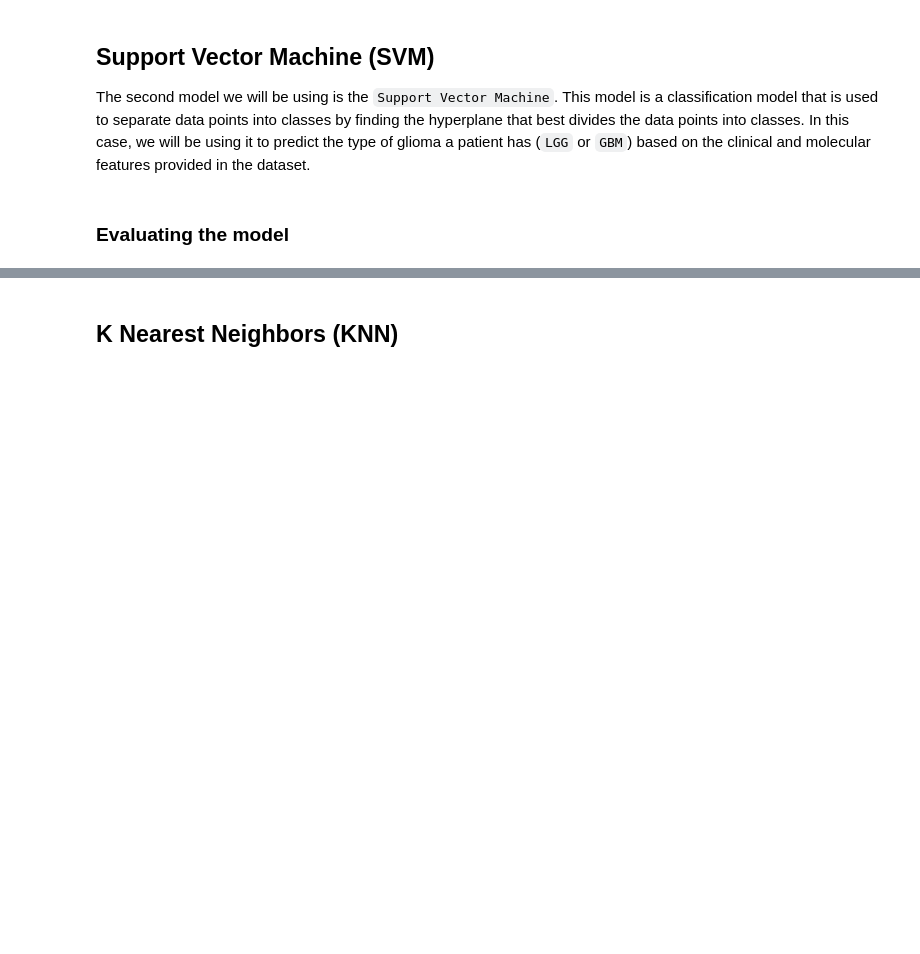
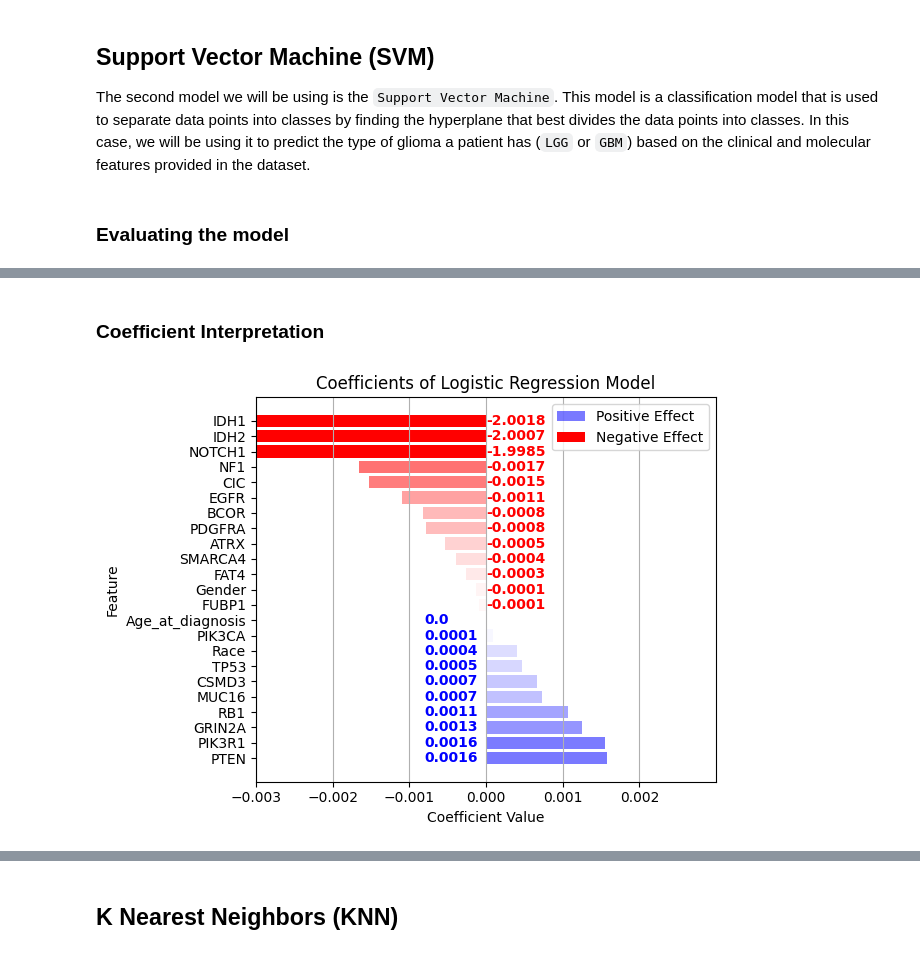
Before and after one commit to diogotvf7/feup-ia-project2, a Jupyter notebook: glioma_classification.ipynb, the cells around one changed output, grey strips where cells are left out. Drawn from its saved outputs; the diff is of its cells as text; code cells hidden in the pictures; blank space fills up the shorter version.

```diff
--- a/glioma_classification.ipynb
+++ b/glioma_classification.ipynb
@@ -271,0 +294,35 @@ SVC()
+# %% [markdown]
+### Coefficient Interpretation
+# %%
+coefficients = dict(zip(X.columns, svm_model.coef_[0]))
+sorted_coefficients = dict(sorted(coefficients.items(), key=lambda item: item[1], reverse=True))
+
+features = list(sorted_coefficients.keys())                         # List of Variables
+coef_values = list(sorted_coefficients.values())                    # Weight of each variable
+colors = ['red' if coef < 0 else 'blue' for coef in coef_values]
+intensities = np.abs(coef_values) / 0.003
+
+fig, ax = plt.subplots()
+bars = plt.barh(features, coef_values, color=colors)
+
+for bar, intensity in zip(bars, intensities):
+    bar.set_alpha(min(intensity, 1))
+
+for bar, coef in zip(bars, coef_values):
+    if coef < 0:
+        ax.text(0, features[coef_values.index(coef)], round(coef, 4), color='red', fontweight='bold', verticalalignment='center')
+    else:
+        ax.text(-0.0008, features[coef_values.index(coef)], round(coef, 4), color='blue', fontweight='bold', verticalalignment='center')
+
+plt.xticks(np.arange(-0.003, 0.003, step=0.001))
+plt.xlabel('Coefficient Value')
+plt.ylabel('Feature')
+plt.title('Coefficients of Logistic Regression Model')
+plt.grid(axis='x')
+plt.legend(handles=[bars[0], bars[-1]], labels=['Positive Effect', 'Negative Effect'])
+
+plt.xlim(-0.003, 0.003)  # Set the limits to the interval [-0.003, 0.003]
+plt.tight_layout()
+plt.show()
+# %% [output]
+[figure, added]
```
Also changed, not shown: parts of 7 cells of this notebook.
